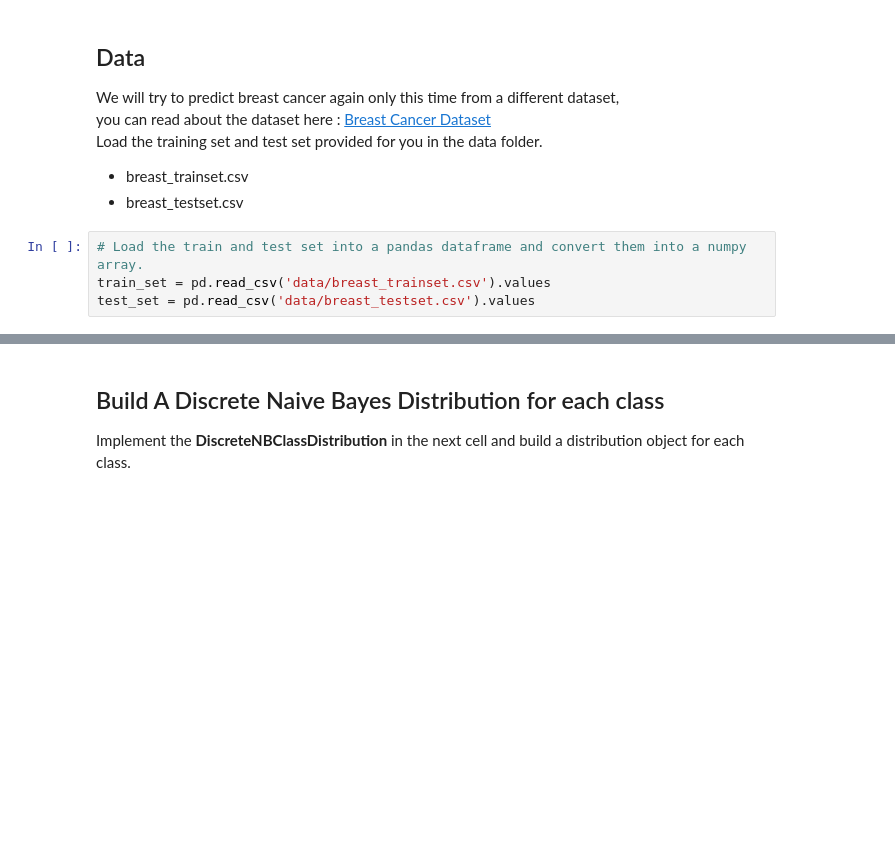
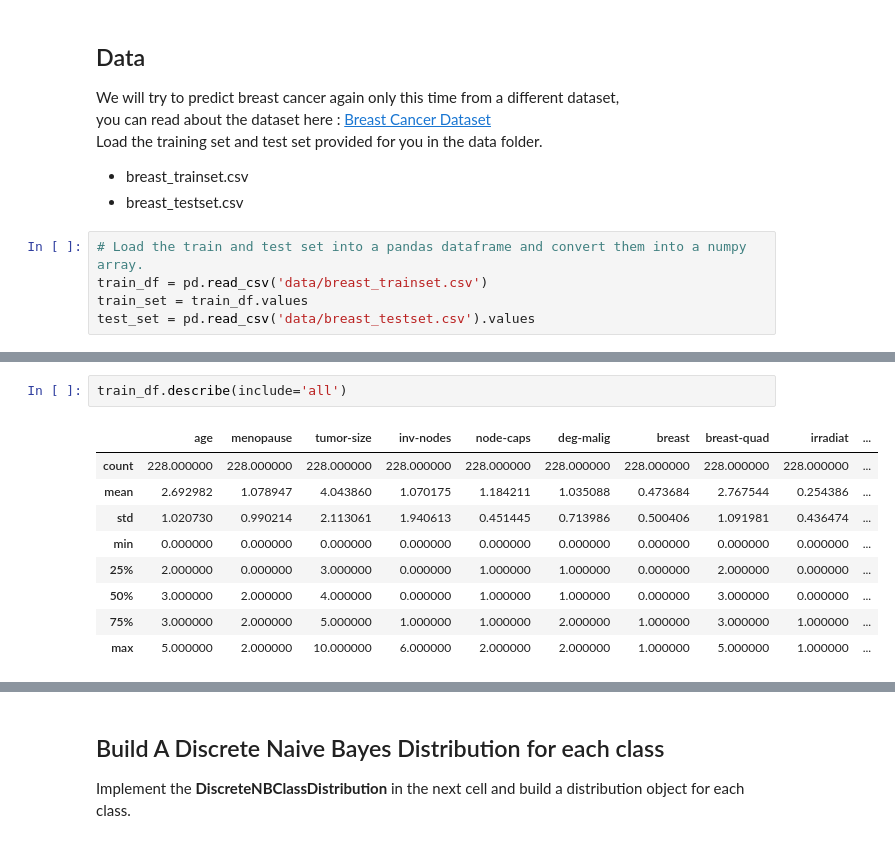
Before and after one commit to RoyR-IDC/MachineLearningFromData, a Jupyter notebook: HW3/ProbabilisticModels.ipynb, the cells around one changed output, grey strips where cells are left out. Drawn from its saved outputs; the diff is of its cells as text; blank space fills up the shorter version.

```diff
--- a/HW3/ProbabilisticModels.ipynb
+++ b/HW3/ProbabilisticModels.ipynb
@@ -720,5 +729,6 @@ Load the training set and test set provided for you in the data folder.
  - breast_testset.csv
 # %%
 # Load the train and test set into a pandas dataframe and convert them into a numpy array.
-train_set = pd.read_csv('data/breast_trainset.csv').values
+train_df = pd.read_csv('data/breast_trainset.csv')
+train_set = train_df.values
 test_set = pd.read_csv('data/breast_testset.csv').values
@@ -724,0 +762,12 @@ test_set = pd.read_csv('data/breast_testset.csv').values
+# %%
+train_df.describe(include='all')
+# %% [output]
+|  | age | menopause | tumor-size | inv-nodes | node-caps | deg-malig | breast | breast-quad | irradiat | ... |
+| count | 228.000000 | 228.000000 | 228.000000 | 228.000000 | 228.000000 | 228.000000 | 228.000000 | 228.000000 | 228.000000 | ... |
+| mean | 2.692982 | 1.078947 | 4.043860 | 1.070175 | 1.184211 | 1.035088 | 0.473684 | 2.767544 | 0.254386 | ... |
+| std | 1.020730 | 0.990214 | 2.113061 | 1.940613 | 0.451445 | 0.713986 | 0.500406 | 1.091981 | 0.436474 | ... |
+| min | 0.000000 | 0.000000 | 0.000000 | 0.000000 | 0.000000 | 0.000000 | 0.000000 | 0.000000 | 0.000000 | ... |
+| 25% | 2.000000 | 0.000000 | 3.000000 | 0.000000 | 1.000000 | 1.000000 | 0.000000 | 2.000000 | 0.000000 | ... |
+| 50% | 3.000000 | 2.000000 | 4.000000 | 0.000000 | 1.000000 | 1.000000 | 0.000000 | 3.000000 | 0.000000 | ... |
+| 75% | 3.000000 | 2.000000 | 5.000000 | 1.000000 | 1.000000 | 2.000000 | 1.000000 | 3.000000 | 1.000000 | ... |
+| max | 5.000000 | 2.000000 | 10.000000 | 6.000000 | 2.000000 | 2.000000 | 1.000000 | 5.000000 | 1.000000 | ... |
```
Also changed, not shown: parts of 18 cells of this notebook.
